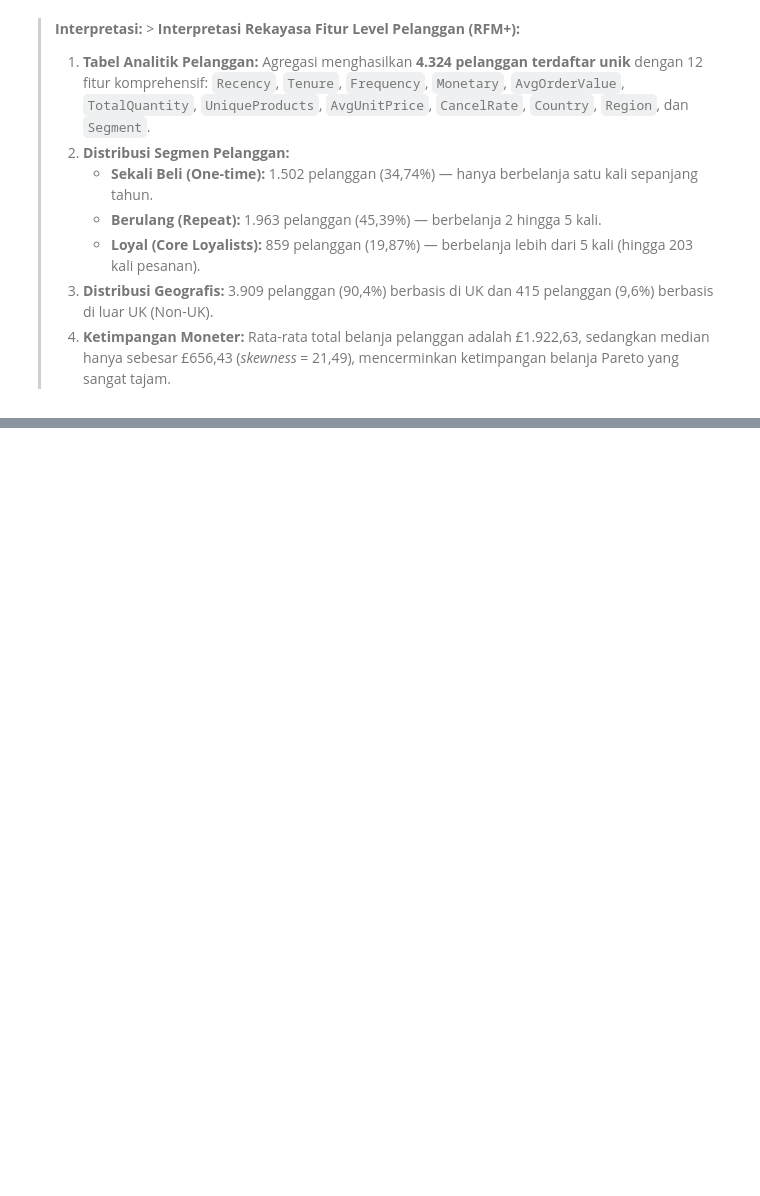
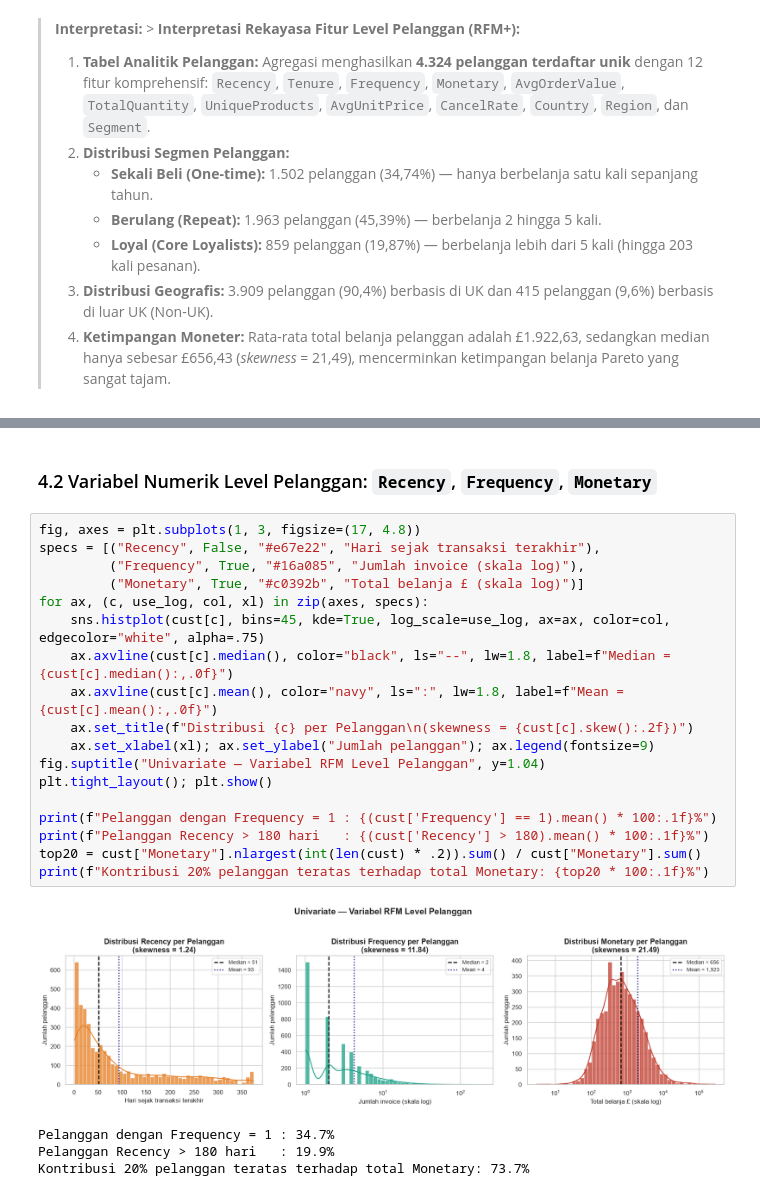
Before and after one commit to aulky/ml-visualisasidata-online-retail, a Jupyter notebook: Muhammad Aulia Muzzaki Nugraha_2311102051_TugasEDA.ipynb, the cells around one changed output, grey strips where cells are left out. Cells and saved outputs as stored; diff of their text form; blank space fills up the shorter version.

```diff
--- a/Muhammad Aulia Muzzaki Nugraha_2311102051_TugasEDA.ipynb
+++ b/Muhammad Aulia Muzzaki Nugraha_2311102051_TugasEDA.ipynb
@@ -603,0 +662,25 @@ Non-UK     415
+# %% [markdown]
+### 4.2 Variabel Numerik Level Pelanggan: `Recency`, `Frequency`, `Monetary`
+# %%
+fig, axes = plt.subplots(1, 3, figsize=(17, 4.8))
+specs = [("Recency", False, "#e67e22", "Hari sejak transaksi terakhir"),
+         ("Frequency", True, "#16a085", "Jumlah invoice (skala log)"),
+         ("Monetary", True, "#c0392b", "Total belanja £ (skala log)")]
+for ax, (c, use_log, col, xl) in zip(axes, specs):
+    sns.histplot(cust[c], bins=45, kde=True, log_scale=use_log, ax=ax, color=col, edgecolor="white", alpha=.75)
+    ax.axvline(cust[c].median(), color="black", ls="--", lw=1.8, label=f"Median = {cust[c].median():,.0f}")
+    ax.axvline(cust[c].mean(), color="navy", ls=":", lw=1.8, label=f"Mean = {cust[c].mean():,.0f}")
+    ax.set_title(f"Distribusi {c} per Pelanggan\n(skewness = {cust[c].skew():.2f})")
+    ax.set_xlabel(xl); ax.set_ylabel("Jumlah pelanggan"); ax.legend(fontsize=9)
+fig.suptitle("Univariate — Variabel RFM Level Pelanggan", y=1.04)
+plt.tight_layout(); plt.show()
+
+print(f"Pelanggan dengan Frequency = 1 : {(cust['Frequency'] == 1).mean() * 100:.1f}%")
+print(f"Pelanggan Recency > 180 hari   : {(cust['Recency'] > 180).mean() * 100:.1f}%")
+top20 = cust["Monetary"].nlargest(int(len(cust) * .2)).sum() / cust["Monetary"].sum()
+print(f"Kontribusi 20% pelanggan teratas terhadap total Monetary: {top20 * 100:.1f}%")
+# %% [output]
+[figure, added]
+Pelanggan dengan Frequency = 1 : 34.7%
+Pelanggan Recency > 180 hari   : 19.9%
+Kontribusi 20% pelanggan teratas terhadap total Monetary: 73.7%
```
Also changed, not shown: parts of 13 cells of this notebook.
